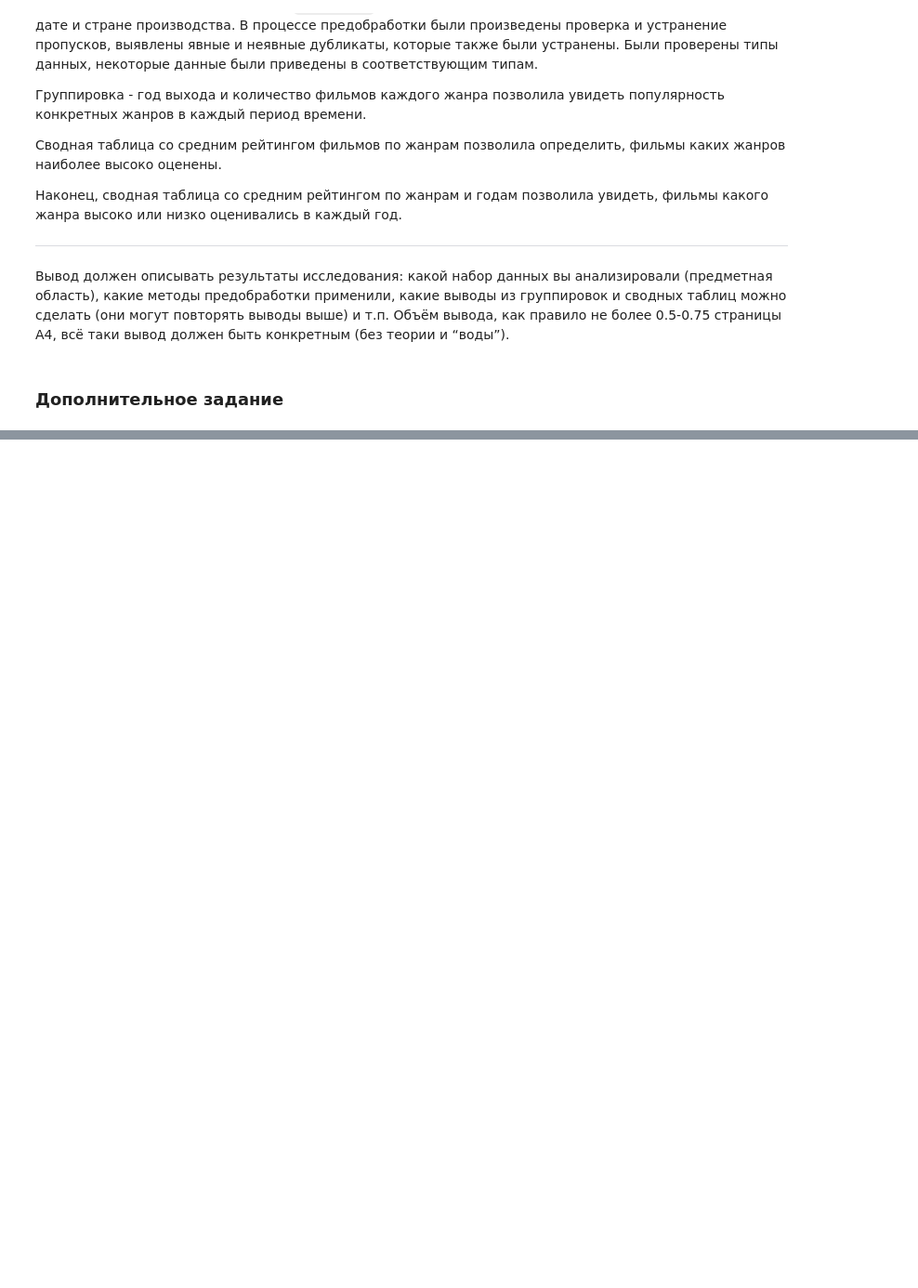
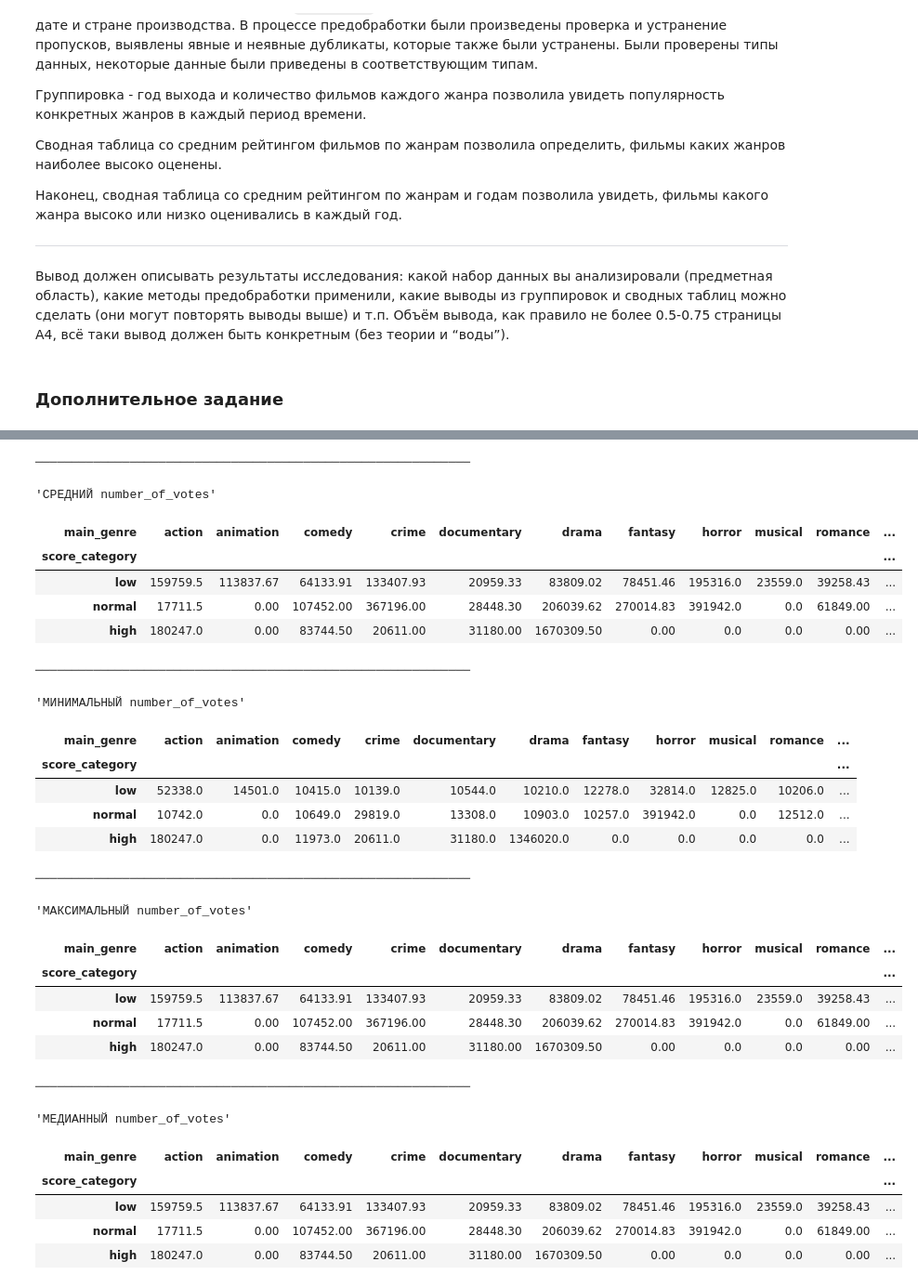
Before and after one commit to tush00nka/DA_lab_1, a Jupyter notebook: ЛР1_Борисоглебский_12.ipynb, the cells around one changed output, grey strips where cells are left out. Shown at 93% size. Cells and saved outputs as stored; diff of their text form; code cells hidden in the pictures; blank space fills up the shorter version.

```diff
--- a/ЛР1_Борисоглебский_12.ipynb
+++ b/ЛР1_Борисоглебский_12.ipynb
@@ -379,0 +420,54 @@ df.pivot_table(index='main_genre', columns='release_year', values='score', aggfu
+# %%
+df['score_category'] = pd.cut(df['score'], 3, labels=['low', 'normal', 'high'])
+df['duration_category'] = pd.cut(df['duration'], 3, labels=['short', 'normal', 'long'])
+
+top_genres = df['main_genre'].value_counts().head(7).index.tolist()
+
+filtered = df[
+    (df['duration_category'] == 'long') &
+    (df['main_genre'].isin(top_genres)) &
+    (df['release_year'].between(2000, 2025))
+]
+
+pivot_mean = pd.pivot_table(df, values='number_of_votes', index='score_category', columns='main_genre', aggfunc='mean', observed=False, fill_value=0).round(2)
+pivot_min = pd.pivot_table(df, values='number_of_votes', index='score_category', columns='main_genre', aggfunc='min', observed=False, fill_value=0).round(2)
+pivot_max = pd.pivot_table(df, values='number_of_votes', index='score_category', columns='main_genre', aggfunc='mean', observed=False, fill_value=0).round(2)
+pivot_median = pd.pivot_table(df, values='number_of_votes', index='score_category', columns='main_genre', aggfunc='mean', observed=False, fill_value=0).round(2)
+
+print("\n" + "─" * 60)
+display('СРЕДНИЙ number_of_votes', pivot_mean)
+print("\n" + "─" * 60)
+display('МИНИМАЛЬНЫЙ number_of_votes', pivot_min)
+print("\n" + "─" * 60)
+display('МАКСИМАЛЬНЫЙ number_of_votes', pivot_max)
+print("\n" + "─" * 60)
+display('МЕДИАННЫЙ number_of_votes', pivot_median)
+# %% [output]
+────────────────────────────────────────────────────────────
+'СРЕДНИЙ number_of_votes'
+| main_genre | action | animation | comedy | crime | documentary | drama | fantasy | horror | musical | romance | ... |
+| score_category |  |  |  |  |  |  |  |  |  |  | ... |
+| low | 159759.5 | 113837.67 | 64133.91 | 133407.93 | 20959.33 | 83809.02 | 78451.46 | 195316.0 | 23559.0 | 39258.43 | ... |
+| normal | 17711.5 | 0.00 | 107452.00 | 367196.00 | 28448.30 | 206039.62 | 270014.83 | 391942.0 | 0.0 | 61849.00 | ... |
+| high | 180247.0 | 0.00 | 83744.50 | 20611.00 | 31180.00 | 1670309.50 | 0.00 | 0.0 | 0.0 | 0.00 | ... |
+────────────────────────────────────────────────────────────
+'МИНИМАЛЬНЫЙ number_of_votes'
+| main_genre | action | animation | comedy | crime | documentary | drama | fantasy | horror | musical | romance | ... |
+| score_category |  |  |  |  |  |  |  |  |  |  | ... |
+| low | 52338.0 | 14501.0 | 10415.0 | 10139.0 | 10544.0 | 10210.0 | 12278.0 | 32814.0 | 12825.0 | 10206.0 | ... |
+| normal | 10742.0 | 0.0 | 10649.0 | 29819.0 | 13308.0 | 10903.0 | 10257.0 | 391942.0 | 0.0 | 12512.0 | ... |
+| high | 180247.0 | 0.0 | 11973.0 | 20611.0 | 31180.0 | 1346020.0 | 0.0 | 0.0 | 0.0 | 0.0 | ... |
+────────────────────────────────────────────────────────────
+'МАКСИМАЛЬНЫЙ number_of_votes'
+| main_genre | action | animation | comedy | crime | documentary | drama | fantasy | horror | musical | romance | ... |
+| score_category |  |  |  |  |  |  |  |  |  |  | ... |
+| low | 159759.5 | 113837.67 | 64133.91 | 133407.93 | 20959.33 | 83809.02 | 78451.46 | 195316.0 | 23559.0 | 39258.43 | ... |
+| normal | 17711.5 | 0.00 | 107452.00 | 367196.00 | 28448.30 | 206039.62 | 270014.83 | 391942.0 | 0.0 | 61849.00 | ... |
+| high | 180247.0 | 0.00 | 83744.50 | 20611.00 | 31180.00 | 1670309.50 | 0.00 | 0.0 | 0.0 | 0.00 | ... |
+────────────────────────────────────────────────────────────
+'МЕДИАННЫЙ number_of_votes'
+| main_genre | action | animation | comedy | crime | documentary | drama | fantasy | horror | musical | romance | ... |
+| score_category |  |  |  |  |  |  |  |  |  |  | ... |
+| low | 159759.5 | 113837.67 | 64133.91 | 133407.93 | 20959.33 | 83809.02 | 78451.46 | 195316.0 | 23559.0 | 39258.43 | ... |
+| normal | 17711.5 | 0.00 | 107452.00 | 367196.00 | 28448.30 | 206039.62 | 270014.83 | 391942.0 | 0.0 | 61849.00 | ... |
+| high | 180247.0 | 0.00 | 83744.50 | 20611.00 | 31180.00 | 1670309.50 | 0.00 | 0.0 | 0.0 | 0.00 | ... |
```
Also changed, not shown: parts of 8 cells of this notebook, 1 other file.
